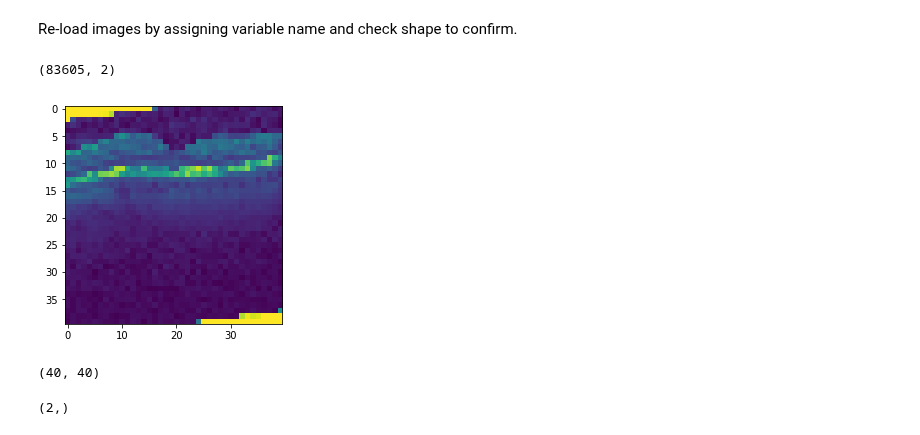
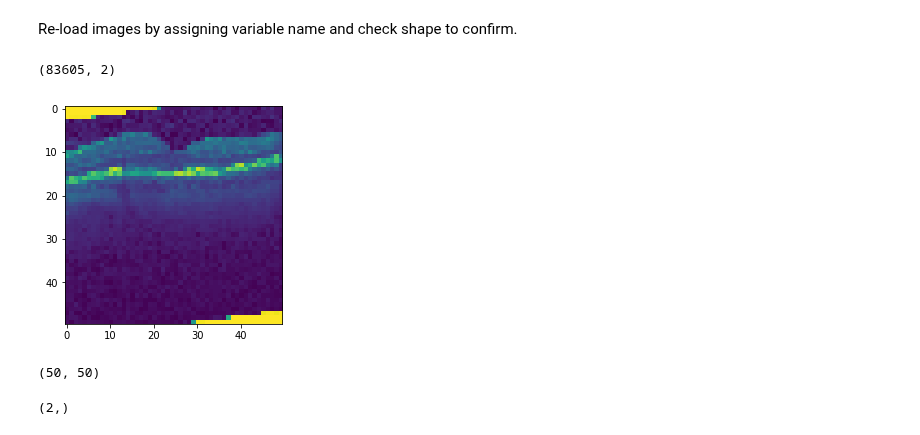
Before and after one commit to MagicMilly/conv-net-computer-vision, a Jupyter notebook: student.ipynb, the cells around one changed output. Cells and saved outputs as stored; diff of their text form; code cells hidden in the pictures.

```diff
--- a/student.ipynb
+++ b/student.ipynb
@@ -286,20 +278,18 @@ data.shape
 # %% [markdown]
 Re-load images by assigning variable name and check shape to confirm.
 # %%
-db = np.load("./Data/img_array.npy")
-db.shape
+data = np.load("./Data/img_array_50.npy")
+data.shape
+# %% [output]
+(83605, 2)
-# %%
-db.shape
-# %% [output]
-(83605, 2)
 # %%
-imshow(db[0][0]);
+imshow(data[0][0]);
 # %% [output]
-[figure, old version]
+[figure, new version]
 # %%
 data[0][0].shape
 # %% [output]
-(40, 40)
+(50, 50)
 # %%
 data[0].shape
 # %% [output]
```
Also changed, not shown: parts of 30 cells of this notebook.
